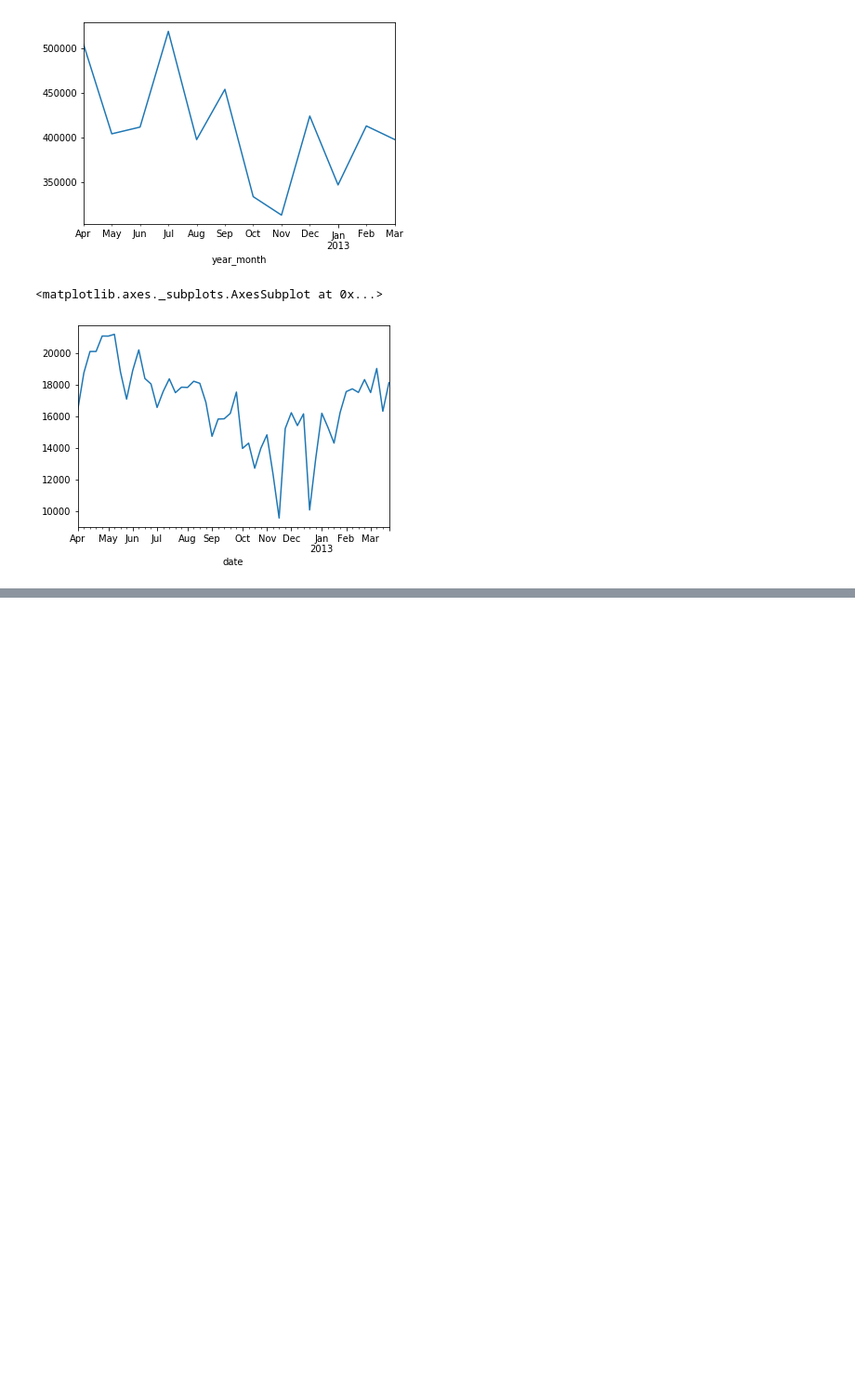
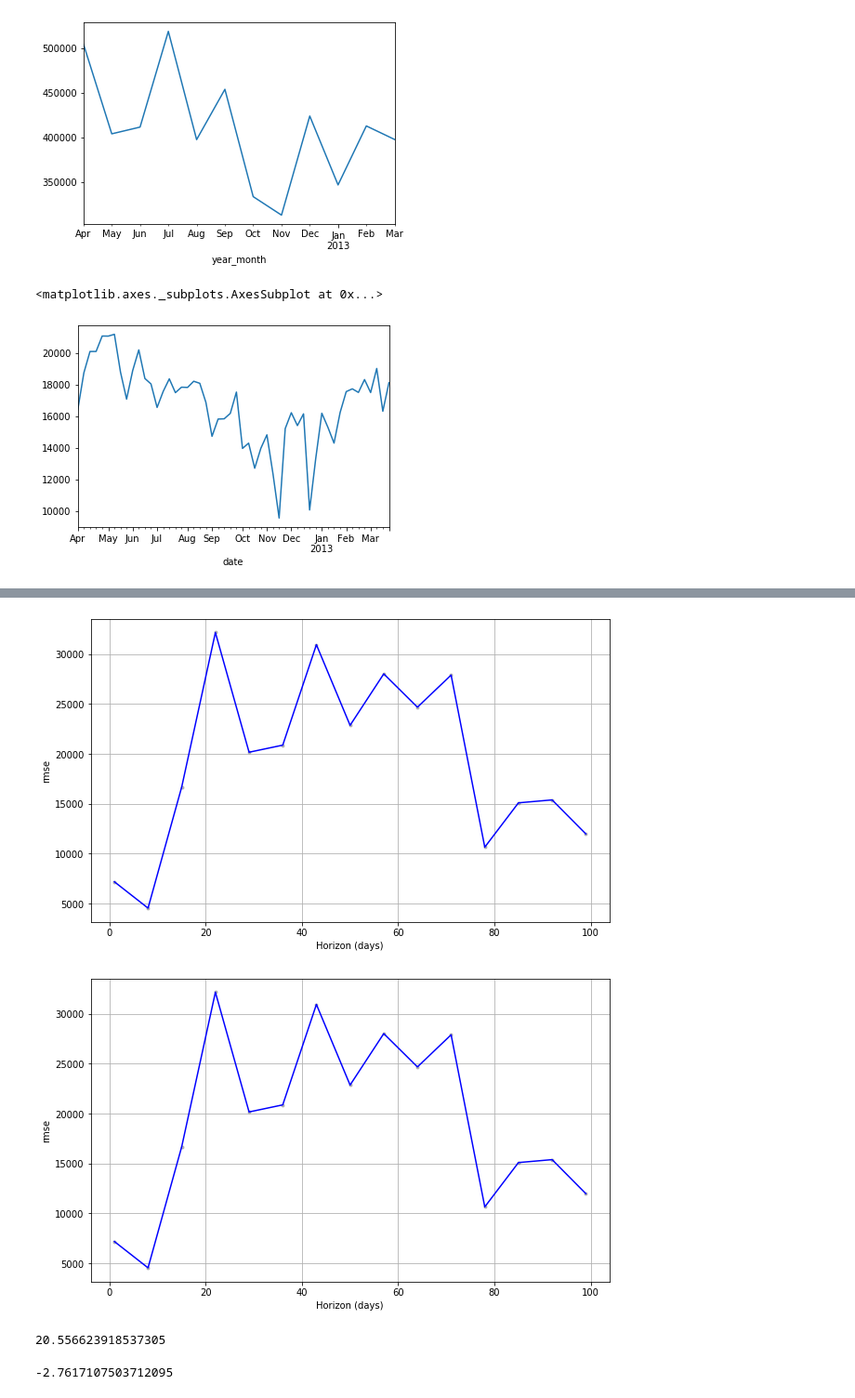
Before and after one commit to alwynpinto/Springboard, a Jupyter notebook: SandWiches.ipynb, the cells around one changed output, grey strips where cells are left out. Shown: that part at 93% size. Saved outputs shown, nothing was run; the diff lists cells and outputs as text; code cells hidden in the pictures; blank space fills up the shorter version.

```diff
--- a/SandWiches.ipynb
+++ b/SandWiches.ipynb
@@ -287,0 +702,17 @@ ValueError: matmul: Input operand 1 has a mismatch in its core dimension 0, with
+# %%
+plot_cross_validation_metric(cv_results,metric='rmse')
+# %% [output]
+[figure, added]
+[figure, added]
+# %%
+def mean_absolute_percentage_error(y_true, y_pred):
+    y_true, y_pred = np.array(y_true), np.array(y_pred)
+    return np.mean(np.abs((y_true - y_pred) / y_true)) * 100
+
+mean_absolute_percentage_error(cv_results['y'],cv_results['yhat'])
+# %% [output]
+20.556623918537305
+# %%
+r2_score(cv_results['y'],cv_results['yhat'])
+# %% [output]
+-2.7617107503712095
```
Also changed, not shown: parts of 33 cells of this notebook.
